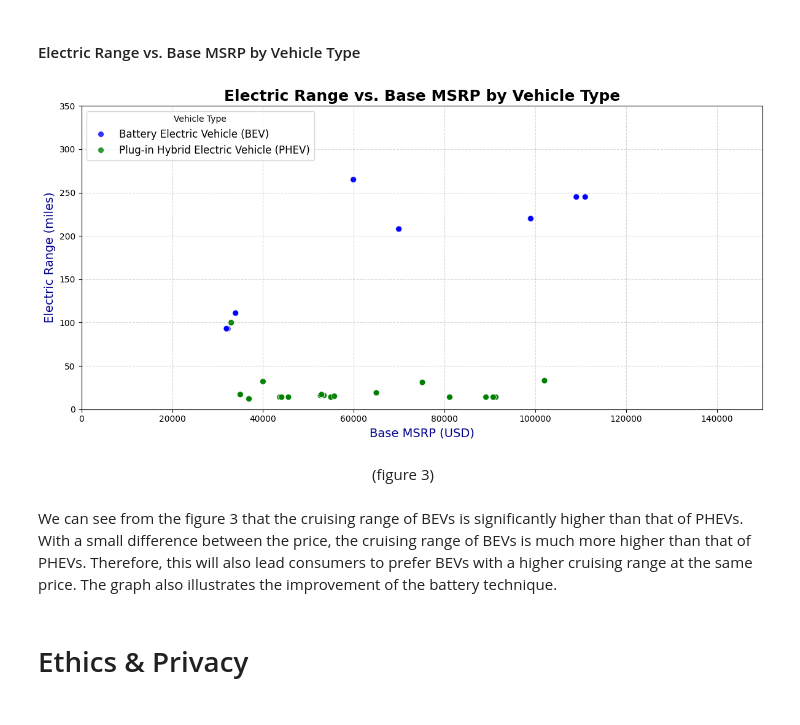
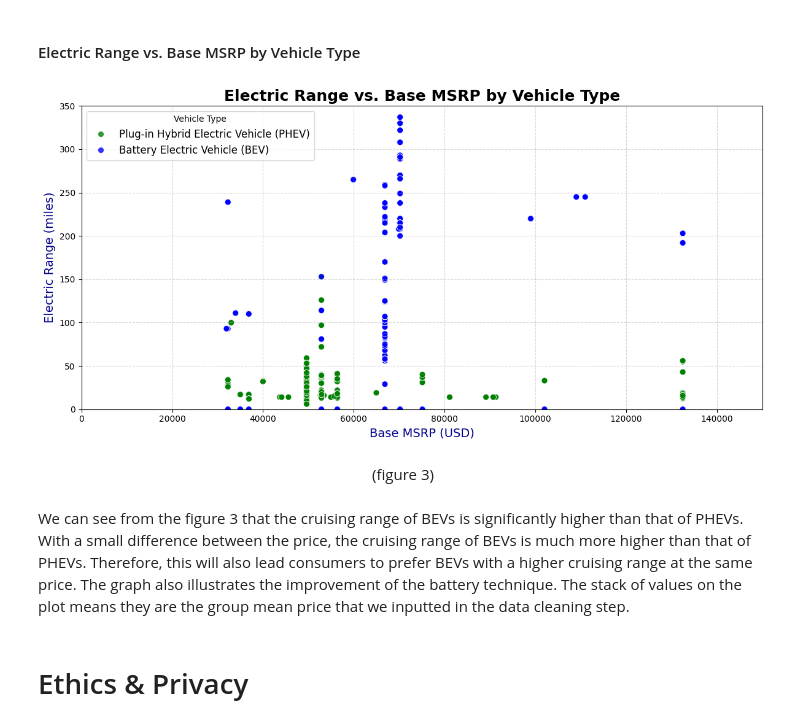
Before and after one commit to cecilia-lin/EV_Project, a Jupyter notebook: EDACheckpoint_Group092-FA24.ipynb, the cells around one changed output. Saved outputs shown, nothing was run; the diff lists cells and outputs as text; code cells hidden in the pictures.

Commit message:
impute missing msrp

```diff
--- a/EDACheckpoint_Group092-FA24.ipynb
+++ b/EDACheckpoint_Group092-FA24.ipynb
@@ -166 +164,7 @@ ev_clean['Base MSRP'] = ev_clean['Base MSRP'].replace(0, np.nan)
+# %%
+ev_clean['Base MSRP'] = ev_clean['Base MSRP'].replace(0, np.nan)
+ev_clean['Base MSRP'] = ev_clean.groupby('Make')['Base MSRP'].transform(lambda x: x.fillna(x.mean()))
+
+#for those make that does not have a base msrp, we fill it with the mean based on the vehicle type
+ev_clean['Base MSRP'] = ev_clean.groupby('Electric Vehicle Type')['Base MSRP'].transform(lambda x: x.fillna(x.mean()))
 # %% [markdown]
@@ -386,39 +390,39 @@ This chart shows the distribution of the total number of vehicles of the two typ
 # Scatter Plot
 plt.figure(figsize=(12, 6))
 sns.scatterplot(
     data=ev_clean,
     x='Base MSRP',
     y='Electric Range',
     hue='Electric Vehicle Type',
     alpha=0.8,
     palette={'Battery Electric Vehicle (BEV)': 'blue', 'Plug-in Hybrid Electric Vehicle (PHEV)': 'green'},
     s=50  # Set marker size for better readability
 )
 
 # Limit axes to focus on relevant data
 plt.xlim(0, 150000)  # Focus on MSRP less than 150,000
 plt.ylim(0, 350)     # Electric range capped at 350 miles
 
 # Title and Labels
 plt.title('Electric Range vs. Base MSRP by Vehicle Type', fontsize=18, fontweight='bold')
 plt.xlabel('Base MSRP (USD)', fontsize=14, color='darkblue')
 plt.ylabel('Electric Range (miles)', fontsize=14,color='darkblue')
 plt.legend(title='Vehicle Type', fontsize=12, loc='upper left')
 plt.grid(axis='both', linestyle='--', alpha=0.5)
 
 # Improve layout
 plt.tight_layout()
 plt.show()
-
+~
 # Interpretation:
 # This scatter plot focuses on relevant price and range data. BEVs generally have higher ranges
 # but also higher MSRPs compared to PHEVs. This supports the hypothesis that consumers prefer BEVs for their range advantage.
 # %% [output]
-[figure, old version]
+[figure, new version]
 # %% [markdown]
 <center>(figure 3)</center>
 # %% [markdown]
-We can see from the figure 3 that the cruising range of BEVs is significantly higher than that of PHEVs. With a small difference between the price, the cruising range of BEVs is much more higher than that of PHEVs. Therefore, this will also lead consumers to prefer BEVs with a higher cruising range at the same price. The graph also illustrates the improvement of the battery technique.
+We can see from the figure 3 that the cruising range of BEVs is significantly higher than that of PHEVs. With a small difference between the price, the cruising range of BEVs is much more higher than that of PHEVs. Therefore, this will also lead consumers to prefer BEVs with a higher cruising range at the same price. The graph also illustrates the improvement of the battery technique. The stack of values on the plot means they are the group mean price that we inputted in the data cleaning step.
 # %% [markdown]
 # Ethics & Privacy
 # %% [markdown]
```
Also changed, not shown: parts of 13 cells of this notebook.
